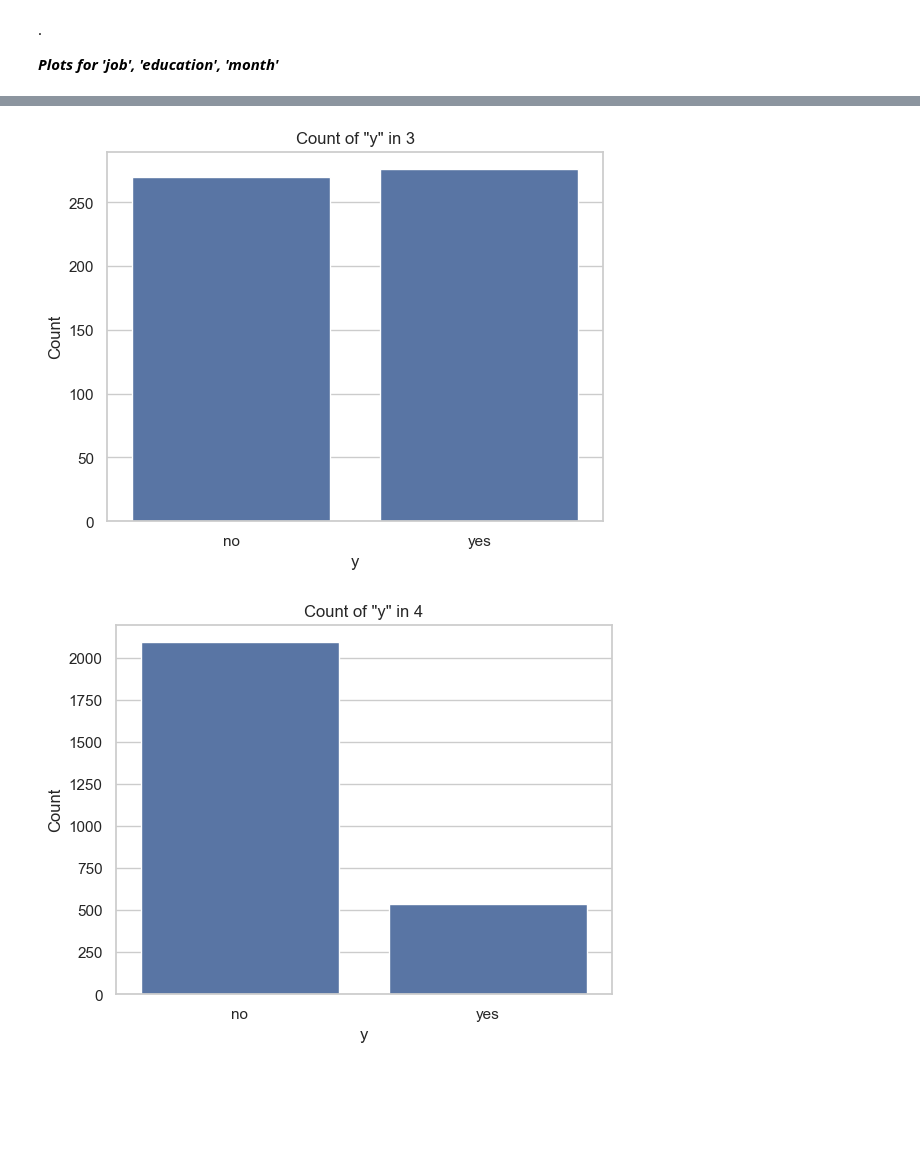
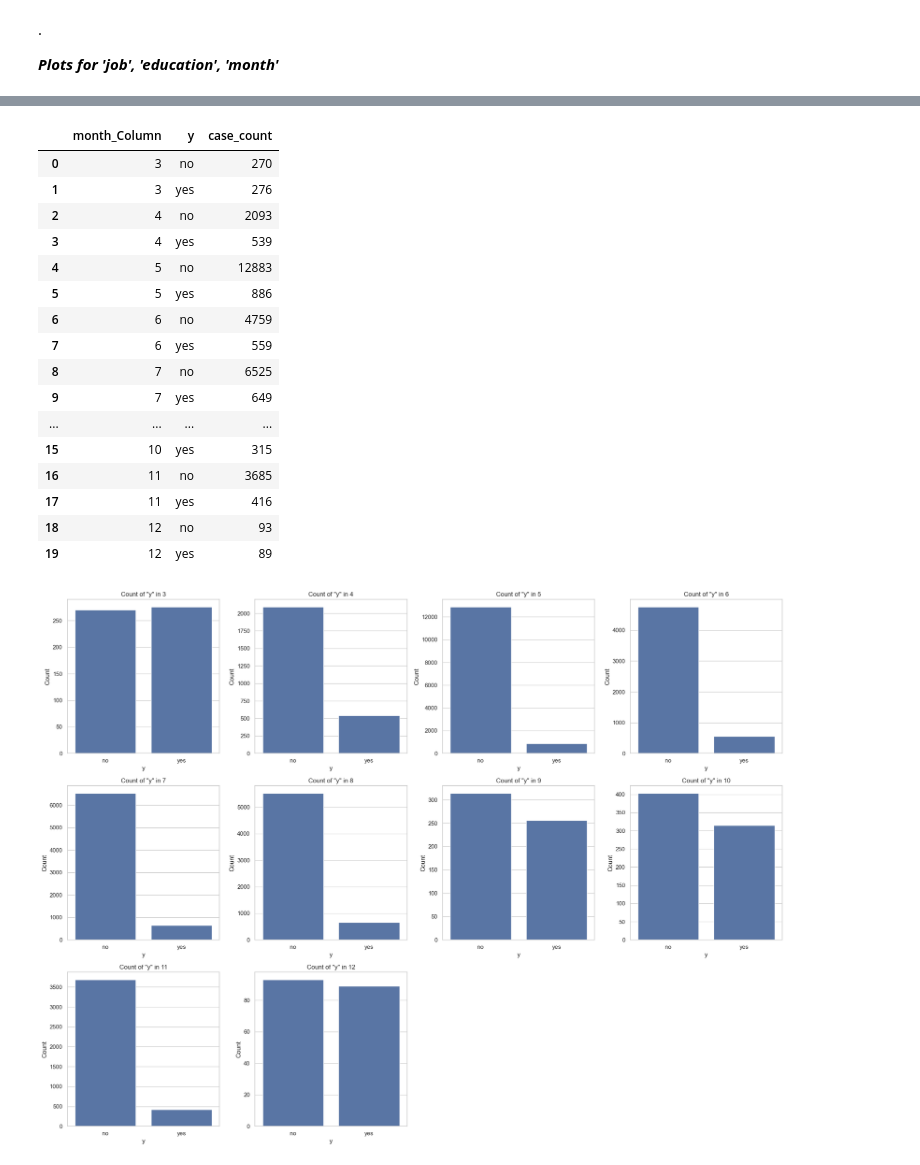
Before and after one commit to PostaElio/ICARO-Data-Science-Projects, a Jupyter notebook: Sprint_1/Sprint_1.ipynb, the cells around one changed output, grey strips where cells are left out. Cells and saved outputs as stored; diff of their text form; code cells hidden in the pictures; blank space fills up the shorter version.

```diff
--- a/Sprint_1/Sprint_1.ipynb
+++ b/Sprint_1/Sprint_1.ipynb
@@ -422,24 +382,53 @@ Passing `palette` without assigning `hue` is deprecated and will be removed in v
 # %%
-grouped_data = data.groupby(['month_Column','y'])
+grouped_data = data.groupby(['month','y'])
 group_counts = grouped_data.size()
 group_counts2 = group_counts.reset_index() #transforma a estructura de dataframe
 group_counts2.columns = ['month_Column', 'y', 'case_count'] #renombro la última columna pq al hacer groupby no tiene nombre.
+group_counts2
+# %% [output]
+|  | month_Column | y | case_count |
+| 0 | 3 | no | 270 |
+| 1 | 3 | yes | 276 |
+| 2 | 4 | no | 2093 |
+| 3 | 4 | yes | 539 |
+| 4 | 5 | no | 12883 |
+| 5 | 5 | yes | 886 |
+| 6 | 6 | no | 4759 |
+| 7 | 6 | yes | 559 |
+| 8 | 7 | no | 6525 |
+| 9 | 7 | yes | 649 |
+| ... | ... | ... | ... |
+| 15 | 10 | yes | 315 |
+| 16 | 11 | no | 3685 |
+| 17 | 11 | yes | 416 |
+| 18 | 12 | no | 93 |
+| 19 | 12 | yes | 89 |
 # %%
-unique_months = group_counts2['month_Column'].unique()  # meses únicos.
-# prueba de gráfico a nivel MES, que nos permite visualizar en forma más comparativa cada mes.
-# No es válido hacer un gráfico que sea una línea de tiempo o los gráficos mensuales uno al lado del otro
-# porque al estar desbalanceado lo que nos interesa es la relación porcentual entre cada mes.
+# # prueba de gráfico a nivel MES (sin dividir por año), que nos permite visualizar en forma más comparativa cada mes.
+# # No es válido hacer un gráfico que sea una línea de tiempo o los gráficos mensuales uno al lado del otro
+# # porque al estar desbalanceado lo que nos interesa es la relación porcentual entre cada mes.
 
-for month in unique_months:
-  # Filter data for the current month
-  month_data = group_counts2[group_counts2['month_Column'] == month]
+unique_months = group_counts2['month_Column'].unique()  # Unique months
+num_months = len(unique_months)
+cols = 4  # Number of columns
+rows = (num_months + cols - 1) // cols  # Calculate the number of rows needed
 
-  # Create a bar plot for the current month
-  sns.barplot(x='y', y='case_count', data=month_data)
-  plt.title(f'Count of "y" in {month}')  # Customize title with month
-  plt.xlabel('y')
-  plt.ylabel('Count')
-  plt.show()
+# Create a single figure for all plots
+plt.figure(figsize=(20, 5 * rows))  # Adjust the figure size as needed
+
+for i, month in enumerate(unique_months):
+    # Filter data for the current month
+    month_data = group_counts2[group_counts2['month_Column'] == month]
+
+    # Create a subplot for the current month
+    plt.subplot(rows, cols, i + 1)  # Create a grid of subplots
+    sns.barplot(x='y', y='case_count', data=month_data)
+    plt.title(f'Count of "y" in {month}')  # Customize title with month
+    plt.xlabel('y')
+    plt.ylabel('Count')
+
+# Adjust layout to prevent overlap
+plt.tight_layout()
+plt.show()
 # %% [output]
-[figure, old version]
+[figure, new version]
-[figure, removed]
```
Also changed, not shown: parts of 22 cells of this notebook.
